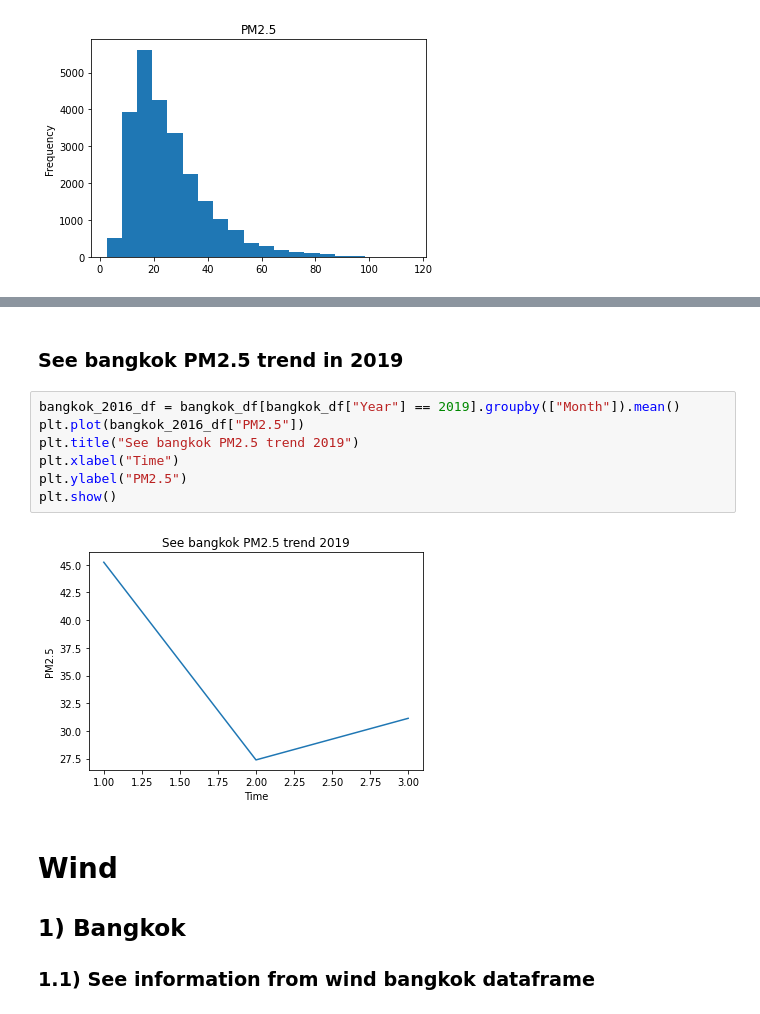
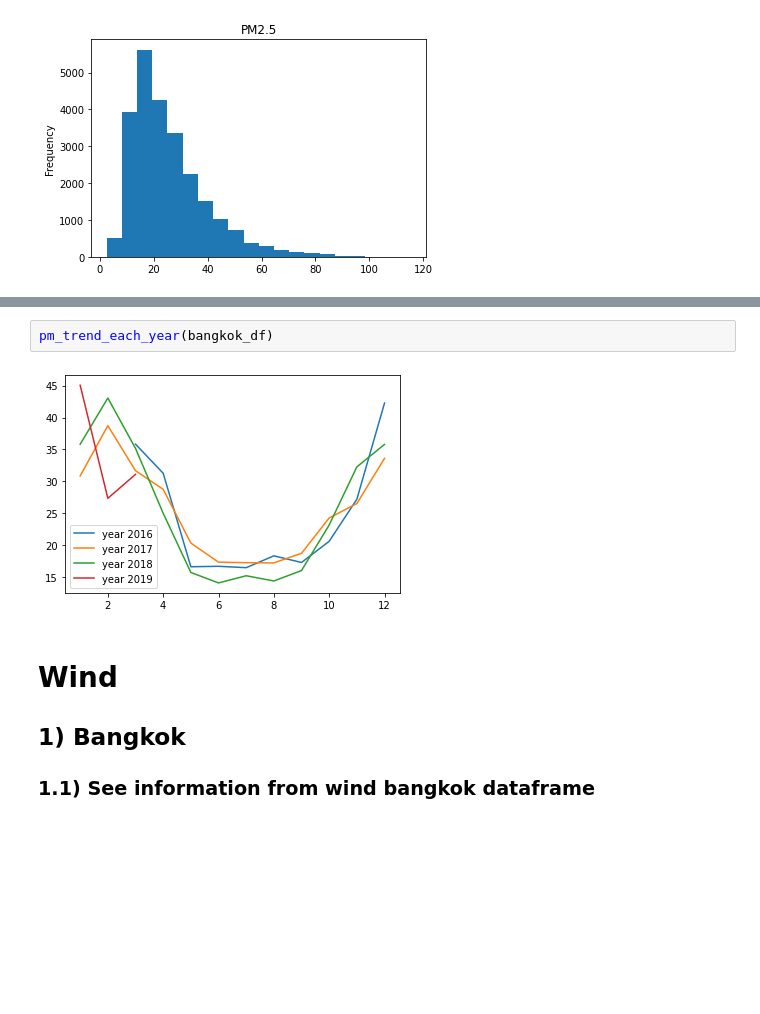
Before and after one commit to phumidea/datasci_project, a Jupyter notebook: explore_data.ipynb, the cells around one changed output, grey strips where cells are left out. Saved outputs shown, nothing was run; the diff lists cells and outputs as text; blank space fills up the shorter version.

```diff
--- a/explore_data.ipynb
+++ b/explore_data.ipynb
@@ -186,14 +161,7 @@ plt.show()
-# %% [markdown]
-### See bangkok PM2.5 trend in 2019
-# %%
-bangkok_2016_df = bangkok_df[bangkok_df["Year"] == 2019].groupby(["Month"]).mean()
-plt.plot(bangkok_2016_df["PM2.5"])
-plt.title("See bangkok PM2.5 trend 2019")
-plt.xlabel("Time")
-plt.ylabel("PM2.5")
-plt.show()
-# %% [output]
-[figure, removed]
+# %%
+pm_trend_each_year(bangkok_df)
+# %% [output]
+[figure, added]
 # %% [markdown]
 # Wind
 ## 1) Bangkok
```
Also changed, not shown: parts of 51 cells of this notebook, 1 other file.
